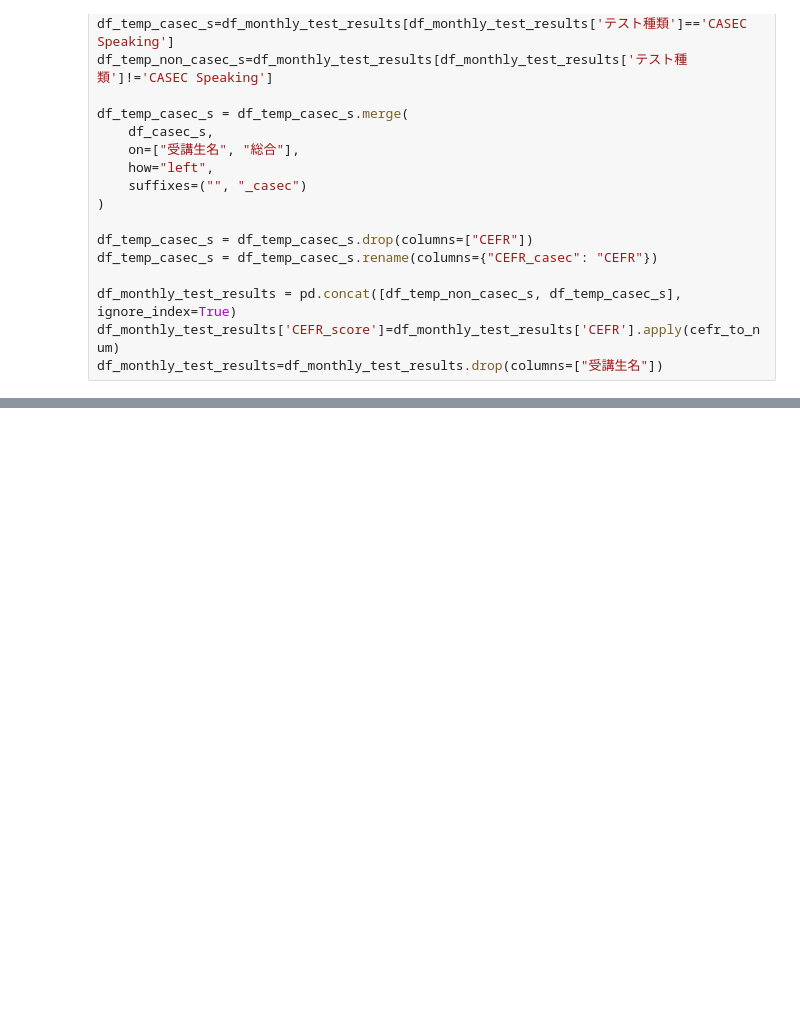
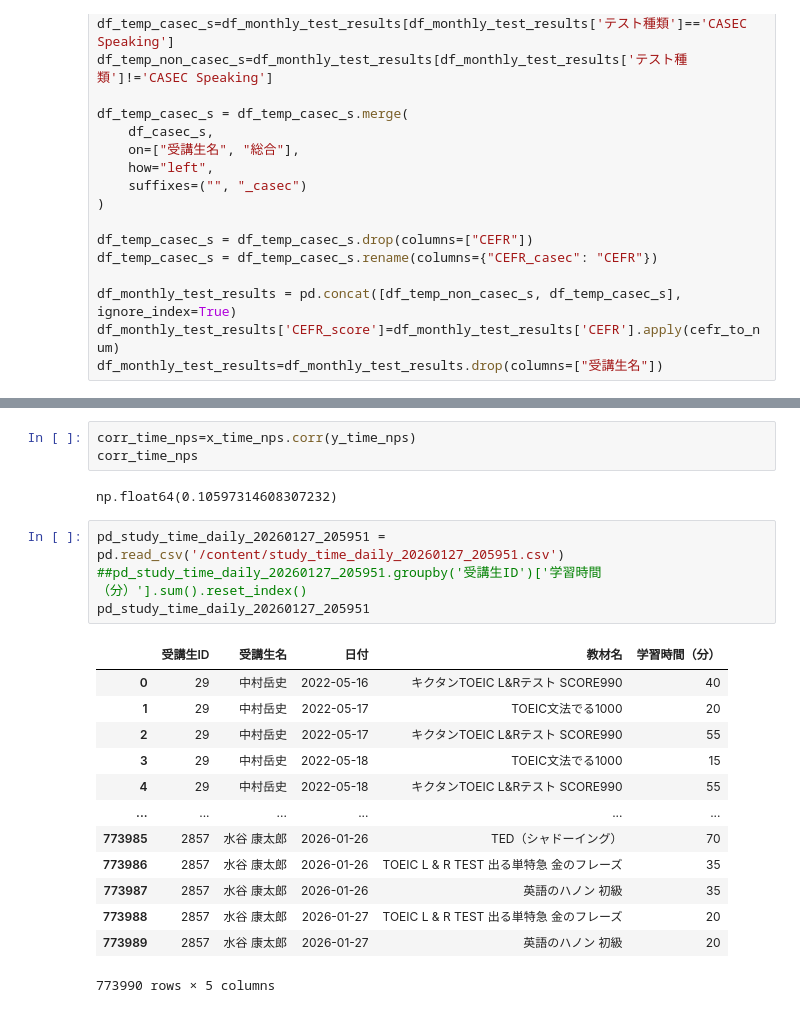
Before and after one commit to Kazuya-Y/public, a Jupyter notebook: Kazuya_データ分析.ipynb, the cells around one changed output, grey strips where cells are left out. Cells and saved outputs as stored; diff of their text form; blank space fills up the shorter version.

```diff
--- a/Kazuya_データ分析.ipynb
+++ b/Kazuya_データ分析.ipynb
@@ -226,0 +327,23 @@ np.float64(0.12399978169216136)
+# %%
+corr_time_nps=x_time_nps.corr(y_time_nps)
+corr_time_nps
+# %% [output]
+np.float64(0.10597314608307232)
+# %%
+pd_study_time_daily_20260127_205951 = pd.read_csv('/content/study_time_daily_20260127_205951.csv')
+##pd_study_time_daily_20260127_205951.groupby('受講生ID')['学習時間（分）'].sum().reset_index()
+pd_study_time_daily_20260127_205951
+# %% [output]
+|  | 受講生ID | 受講生名 | 日付 | 教材名 | 学習時間（分） |
+| 0 | 29 | 中村岳史 | 2022-05-16 | キクタンTOEIC L&Rテスト SCORE990 | 40 |
+| 1 | 29 | 中村岳史 | 2022-05-17 | TOEIC文法でる1000 | 20 |
+| 2 | 29 | 中村岳史 | 2022-05-17 | キクタンTOEIC L&Rテスト SCORE990 | 55 |
+| 3 | 29 | 中村岳史 | 2022-05-18 | TOEIC文法でる1000 | 15 |
+| 4 | 29 | 中村岳史 | 2022-05-18 | キクタンTOEIC L&Rテスト SCORE990 | 55 |
+| ... | ... | ... | ... | ... | ... |
+| 773985 | 2857 | 水谷 康太郎 | 2026-01-26 | TED（シャドーイング） | 70 |
+| 773986 | 2857 | 水谷 康太郎 | 2026-01-26 | TOEIC L & R TEST 出る単特急 金のフレーズ | 35 |
+| 773987 | 2857 | 水谷 康太郎 | 2026-01-26 | 英語のハノン 初級 | 35 |
+| 773988 | 2857 | 水谷 康太郎 | 2026-01-27 | TOEIC L & R TEST 出る単特急 金のフレーズ | 20 |
+| 773989 | 2857 | 水谷 康太郎 | 2026-01-27 | 英語のハノン 初級 | 20 |
+773990 rows × 5 columns
```
Also changed, not shown: parts of 14 cells of this notebook.
